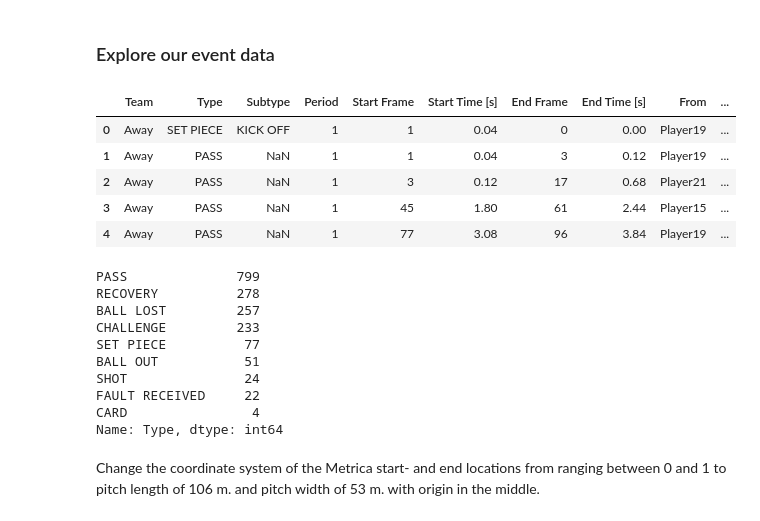
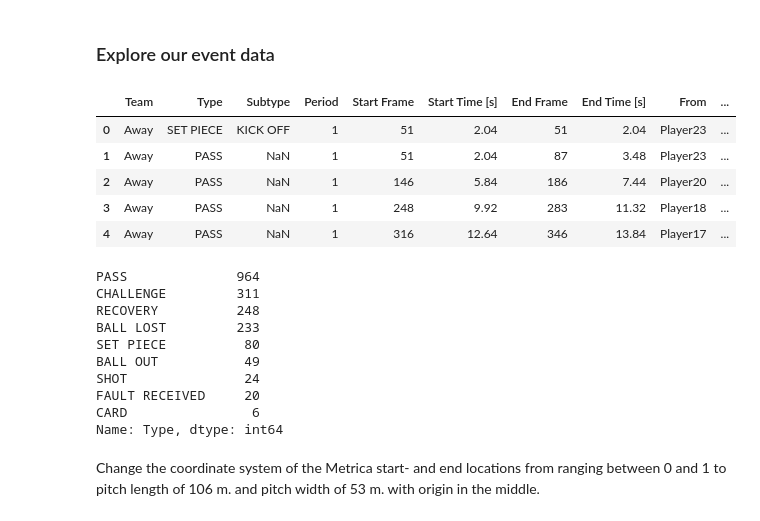
Before and after one commit to C-RNSHLT/FoT, a Jupyter notebook: lectures/3_TrackingData.ipynb, the cells around one changed output. Cells and saved outputs as stored; diff of their text form; code cells hidden in the pictures.

```diff
--- a/lectures/3_TrackingData.ipynb
+++ b/lectures/3_TrackingData.ipynb
@@ -20,34 +20,34 @@ game2away_tracking = "https://raw.githubusercontent.com/metrica-sports/sample-da
 game2_home_tracking = "https://raw.githubusercontent.com/metrica-sports/sample-data/master/data/Sample_Game_1/Sample_Game_1_RawTrackingData_Home_Team.csv"
 # %%
 #load data
-df_events1 = pd.read_csv(game1_events)
-df_track_away1 = pd.read_csv(game1_away_tracking)
-df_track_home1 = pd.read_csv(game1_home_tracking)
+df_events2 = pd.read_csv(game2_events)
+df_track_away2 = pd.read_csv(game2_away_tracking)
+df_track_home2 = pd.read_csv(game2_home_tracking)
 # %% [markdown]
 ### Explore our event data
 # %%
 #initial look
-df_events1.head()
+df_events2.head()
 # %% [output]
 |  | Team | Type | Subtype | Period | Start Frame | Start Time [s] | End Frame | End Time [s] | From | ... |
-| 0 | Away | SET PIECE | KICK OFF | 1 | 1 | 0.04 | 0 | 0.00 | Player19 | ... |
-| 1 | Away | PASS | NaN | 1 | 1 | 0.04 | 3 | 0.12 | Player19 | ... |
-| 2 | Away | PASS | NaN | 1 | 3 | 0.12 | 17 | 0.68 | Player21 | ... |
-| 3 | Away | PASS | NaN | 1 | 45 | 1.80 | 61 | 2.44 | Player15 | ... |
-| 4 | Away | PASS | NaN | 1 | 77 | 3.08 | 96 | 3.84 | Player19 | ... |
+| 0 | Away | SET PIECE | KICK OFF | 1 | 51 | 2.04 | 51 | 2.04 | Player23 | ... |
+| 1 | Away | PASS | NaN | 1 | 51 | 2.04 | 87 | 3.48 | Player23 | ... |
+| 2 | Away | PASS | NaN | 1 | 146 | 5.84 | 186 | 7.44 | Player20 | ... |
+| 3 | Away | PASS | NaN | 1 | 248 | 9.92 | 283 | 11.32 | Player18 | ... |
+| 4 | Away | PASS | NaN | 1 | 316 | 12.64 | 346 | 13.84 | Player17 | ... |
 # %%
 #see which events has occured in the match
-df_events1["Type"].value_counts()
+df_events2["Type"].value_counts()
 # %% [output]
-PASS              799
-RECOVERY          278
-BALL LOST         257
-CHALLENGE         233
-SET PIECE          77
-BALL OUT           51
+PASS              964
+CHALLENGE         311
+RECOVERY          248
+BALL LOST         233
+SET PIECE          80
+BALL OUT           49
 SHOT               24
-FAULT RECEIVED     22
-CARD                4
+FAULT RECEIVED     20
+CARD                6
 Name: Type, dtype: int64
 # %% [markdown]
 Change the coordinate system of the Metrica start- and end locations from ranging between 0 and 1 to pitch length of 106 m. and pitch width of 53 m. with origin in the middle.
```
Also changed, not shown: parts of 12 cells of this notebook.
